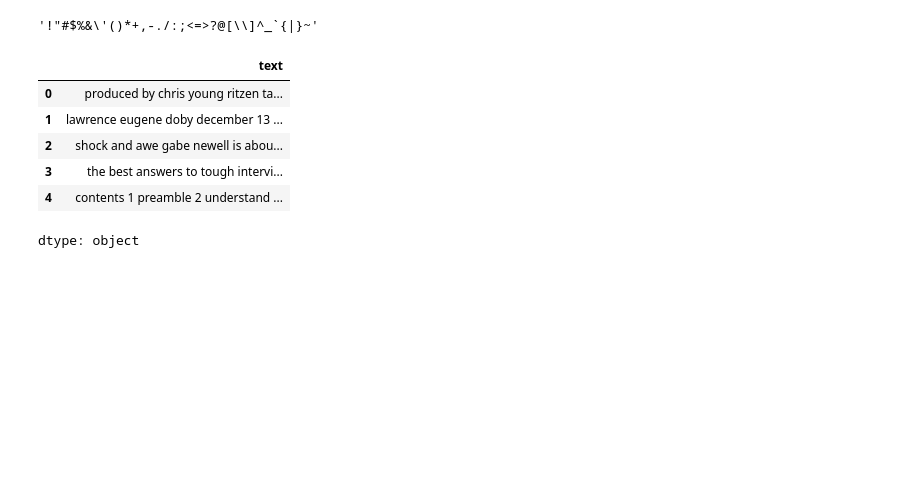
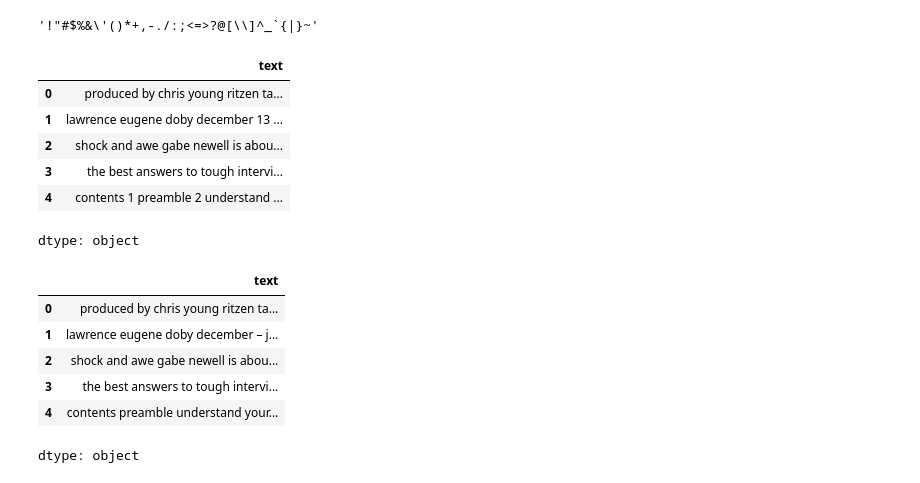
Before and after one commit to savindumahasen/AI-Detection-System-, a Jupyter notebook: Notebook.ipynb, the cells around one changed output. Saved outputs shown, nothing was run; the diff lists cells and outputs as text; code cells hidden in the pictures; blank space fills up the shorter version.

```diff
--- a/Notebook.ipynb
+++ b/Notebook.ipynb
@@ -186,0 +189,12 @@ dtype: object
+# %%
+train_set["text"]=train_set["text"].str.replace('/d+','', regex=True)
+# %%
+train_set['text'].head()
+# %% [output]
+|  | text |
+| 0 | produced by chris young ritzen ta... |
+| 1 | lawrence eugene doby december – j... |
+| 2 | shock and awe gabe newell is abou... |
+| 3 | the best answers to tough intervi... |
+| 4 | contents preamble understand your... |
+dtype: object
```
Also changed, not shown: parts of 4 cells of this notebook.
